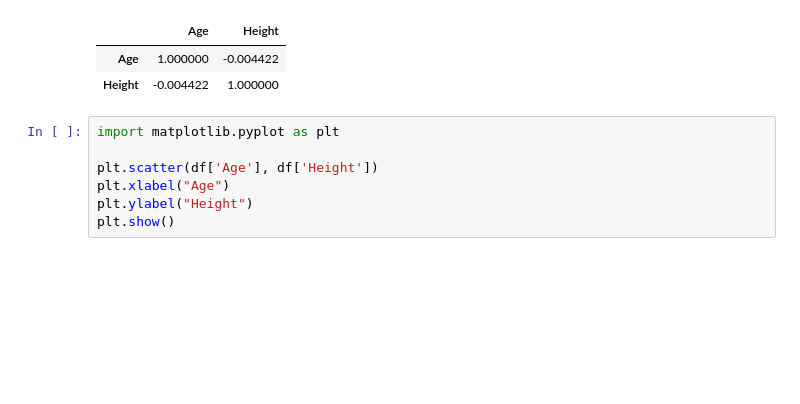
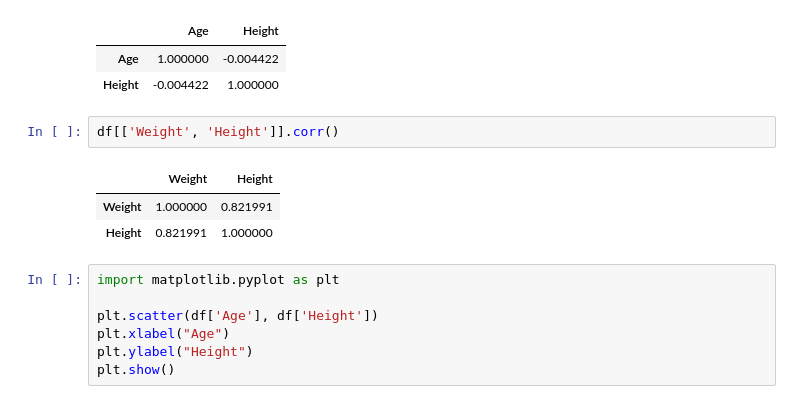
Before and after one commit to AyoAdeyemo/height_predictor, a Jupyter notebook: height_predict/height_predictor.ipynb, the cells around one changed output. Drawn from its saved outputs; the diff is of its cells as text; blank space fills up the shorter version.

```diff
--- a/height_predict/height_predictor.ipynb
+++ b/height_predict/height_predictor.ipynb
@@ -93,6 +93,12 @@ df[['Age', 'Height']].corr()
 |  | Age | Height |
 | Age | 1.000000 | -0.004422 |
 | Height | -0.004422 | 1.000000 |
+# %%
+df[['Weight', 'Height']].corr()
+# %% [output]
+|  | Weight | Height |
+| Weight | 1.000000 | 0.821991 |
+| Height | 0.821991 | 1.000000 |
 # %%
 import matplotlib.pyplot as plt
 
```
Also changed, not shown: parts of 18 cells of this notebook, 2 other files.
